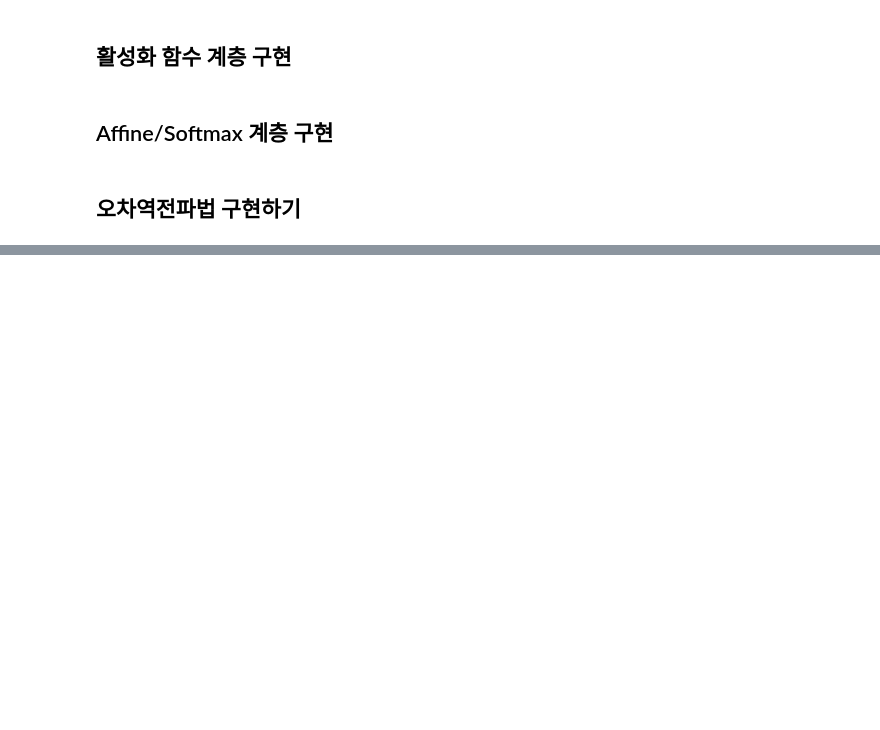
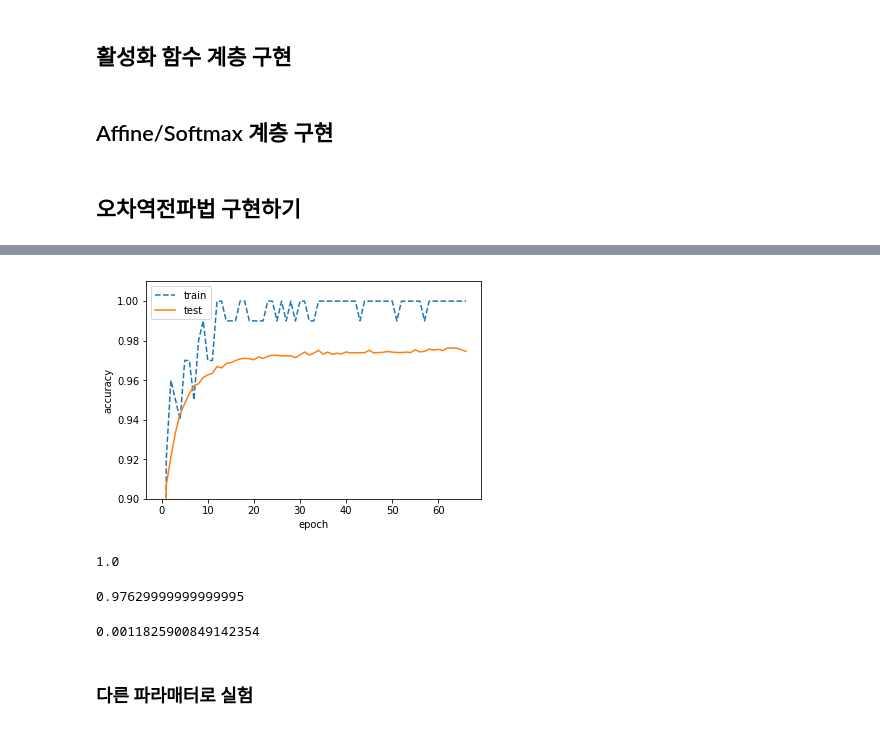
Before and after one commit to winterjung/study, a Jupyter notebook: Book/DeepLearningFromScratch/ch5.ipynb, the cells around one changed output, grey strips where cells are left out. Drawn from its saved outputs; the diff is of its cells as text; code cells hidden in the pictures; blank space fills up the shorter version.

```diff
--- a/Book/DeepLearningFromScratch/ch5.ipynb
+++ b/Book/DeepLearningFromScratch/ch5.ipynb
@@ -34,0 +248,20 @@
+# %%
+plt.plot(train_acc_list, linestyle="--", label="train")
+plt.plot(test_acc_list, label="test")
+plt.xlabel("epoch")
+plt.ylabel("accuracy")
+plt.ylim([0.9, 1.01])
+plt.legend()
+plt.show();
+# %% [output]
+[figure, added]
+# %%
+np.max(train_acc_list)
+np.max(test_acc_list)
+np.min(train_loss_list)
+# %% [output]
+1.0
+0.97629999999999995
+0.0011825900849142354
+# %% [markdown]
+### 다른 파라매터로 실험
```
Also changed, not shown: parts of 18 cells of this notebook.
